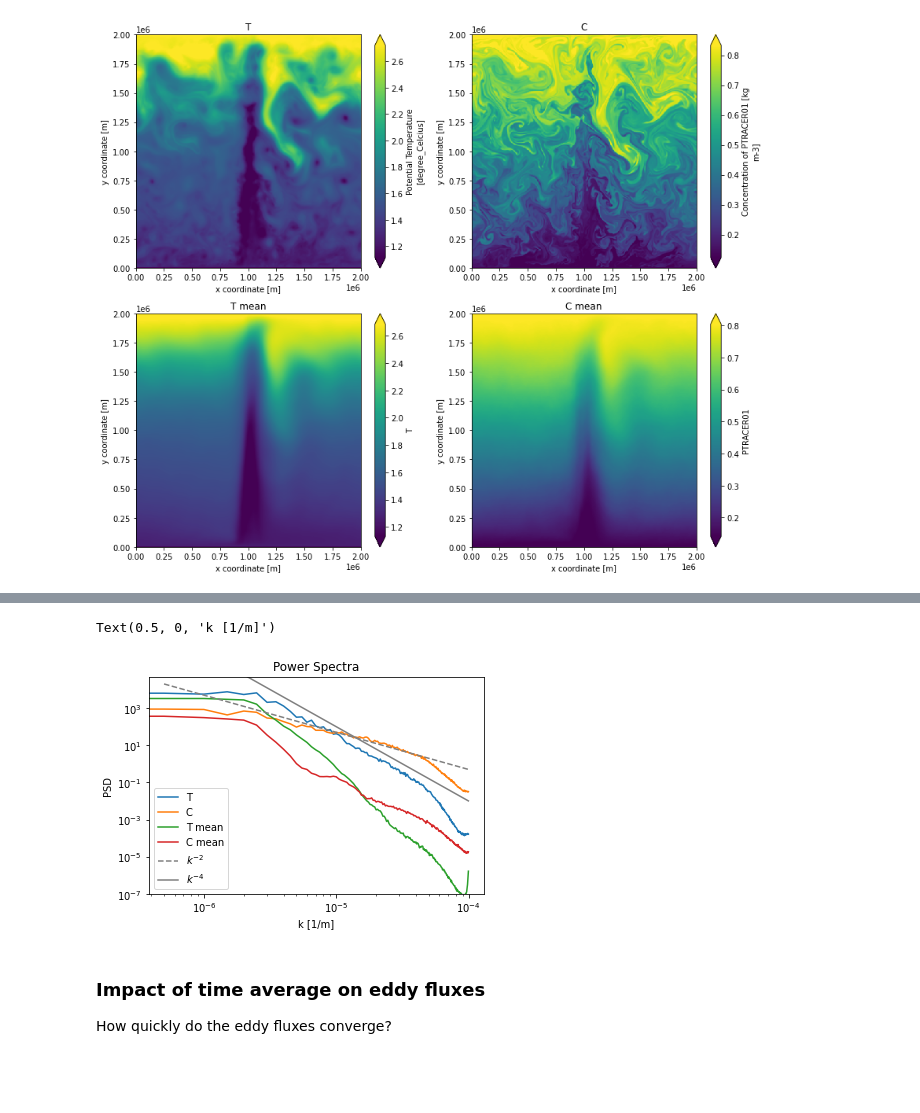
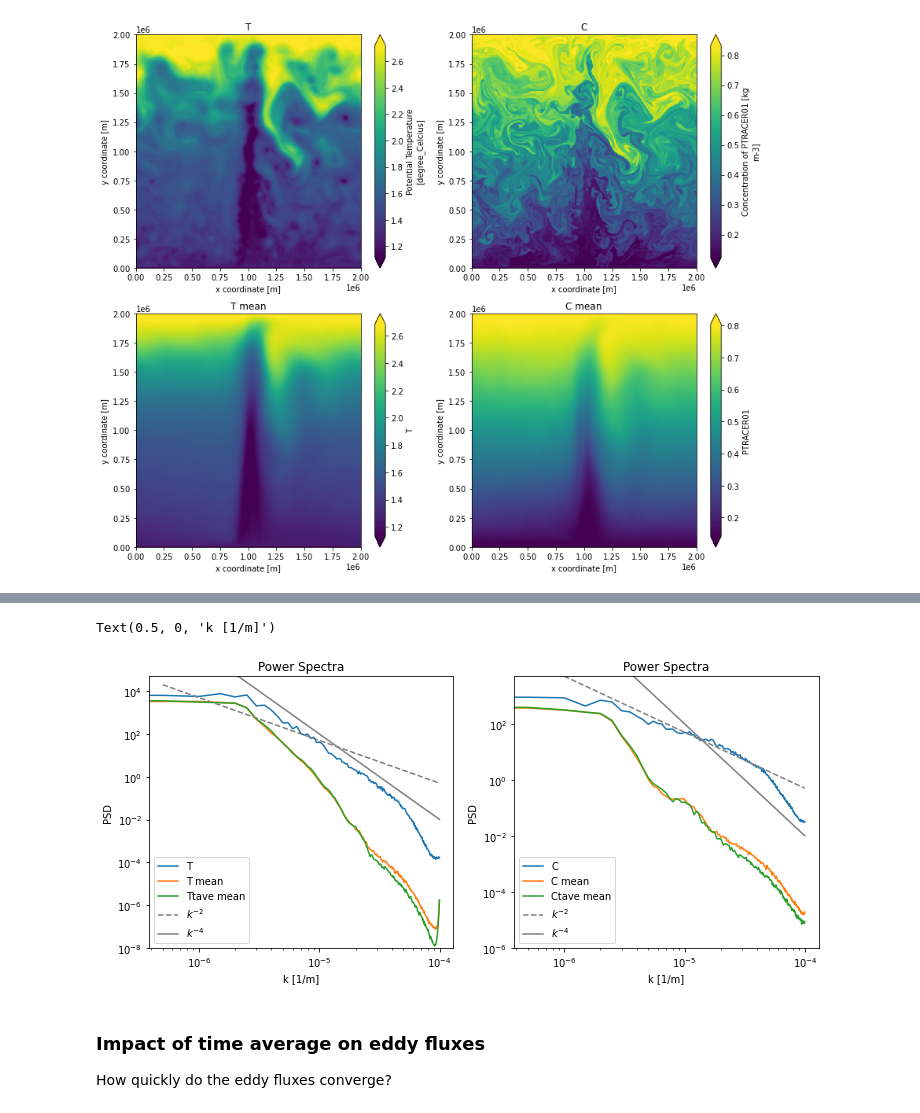
Before and after one commit to ocean-transport/3D_tracer_inversion, a Jupyter notebook: final_analysis/ZA_time_average_properties.ipynb, the cells around one changed output, grey strips where cells are left out. Saved outputs shown, nothing was run; the diff lists cells and outputs as text; code cells hidden in the pictures; blank space fills up the shorter version.

Commit message:
some updates to time filter

```diff
--- a/final_analysis/ZA_time_average_properties.ipynb
+++ b/final_analysis/ZA_time_average_properties.ipynb
@@ -36,3 +34,5 @@ Coordinates: (12/32)
+# %%
+ds_tav = ds_tav.isel(time=slice(68,110)) # select only last 20 year data
 # %% [markdown]
 ### Impact of time filter on spatial scales
 # %%
@@ -54,6 +54,11 @@ Coordinates:
     hFacC    (Z, YC, XC) float32 dask.array<chunksize=(1, 400, 400), meta=np.ndarray>
     maskC    (Z, YC, XC) bool dask.array<chunksize=(1, 400, 400), meta=np.ndarray>
     rA       (YC, XC) float32 dask.array<chunksize=(400, 400), meta=np.ndarray>
+# %%
+Ttave_mean = ds_tav['Ttave'].mean('time')
+Ctave_mean = ds_tav['TRAC01'].mean('time')
+Ttave_mean.load();
+Ctave_mean.load();
 # %%
 plt.figure(figsize=(12, 10))
 
@@ -82,35 +104,61 @@ C_ps_x = xrft.power_spectrum(ds['PTRACER01'].drop(['Depth', 'hFacC', 'maskC', 'r
 
 Tmean_ps_x = xrft.power_spectrum(T_mean.drop(['Depth', 'hFacC', 'maskC', 'rA']), dim=['XC']).rename('T_ps')
 Cmean_ps_x = xrft.power_spectrum(C_mean.drop(['Depth', 'hFacC', 'maskC', 'rA']), dim=['XC']).rename('C_ps')
+
+Ttavemean_ps_x = xrft.power_spectrum(Ttave_mean.drop(['Depth', 'hFacC', 'maskC', 'rA']), dim=['XC']).rename('T_ps')
+Ctavemean_ps_x = xrft.power_spectrum(Ctave_mean.drop(['Depth', 'hFacC', 'maskC', 'rA']), dim=['XC']).rename('C_ps')
 # %%
+plt.figure(figsize=(12, 5))
+
+plt.subplot(121)
 T_ps_x.isel(time=0).sel(Z=-1000, method='nearest'
                        ).sel(YC=slice(100e3, 1900e3)).mean('YC').plot(label='T')
+Tmean_ps_x.sel(Z=-1000, method='nearest'
+                       ).sel(YC=slice(100e3, 1900e3)).mean('YC').plot(label='T mean')
+Ttavemean_ps_x.sel(Z=-1000, method='nearest'
+                       ).sel(YC=slice(100e3, 1900e3)).mean('YC').plot(label='Ttave mean')
+
+k= T_ps_x.freq_XC
+
+plt.plot(k, 5e-9*k**-2, '--', color='gray', label=r'$k^{-2}$')
+plt.plot(k, 1e-18*k**-4, '-', color='gray', label=r'$k^{-4}$')
+
+plt.xscale('log')
+plt.yscale('log')
+
+plt.ylim([1e-8, 5e4])
+plt.legend()
+
+plt.title('Power Spectra')
+plt.ylabel('PSD')
+plt.xlabel('k [1/m]')
+
+plt.subplot(122)
 C_ps_x.isel(time=0).sel(Z=-1000, method='nearest'
                        ).sel(YC=slice(100e3, 1900e3)).mean('YC').plot(label='C')
-
-Tmean_ps_x.sel(Z=-1000, method='nearest'
-                       ).sel(YC=slice(100e3, 1900e3)).mean('YC').plot(label='T mean')
 Cmean_ps_x.sel(Z=-1000, method='nearest'
                        ).sel(YC=slice(100e3, 1900e3)).mean('YC').plot(label='C mean')
+Ctavemean_ps_x.sel(Z=-1000, method='nearest'
+                       ).sel(YC=slice(100e3, 1900e3)).mean('YC').plot(label='Ctave mean')
 
 
 k= T_ps_x.freq_XC
 
 plt.plot(k, 5e-9*k**-2, '--', color='gray', label=r'$k^{-2}$')
 plt.plot(k, 1e-18*k**-4, '-', color='gray', label=r'$k^{-4}$')
 
 plt.xscale('log')
 plt.yscale('log')
 
-plt.ylim([1e-7, 5e4])
+plt.ylim([1e-6, 5e3])
 plt.legend()
 
 plt.title('Power Spectra')
 plt.ylabel('PSD')
 plt.xlabel('k [1/m]')
 # %% [output]
 Text(0.5, 0, 'k [1/m]')
-[figure, old version]
+[figure, new version]
 # %% [markdown]
 ### Impact of time average on eddy fluxes
 
```
Also changed, not shown: parts of 37 cells of this notebook.
